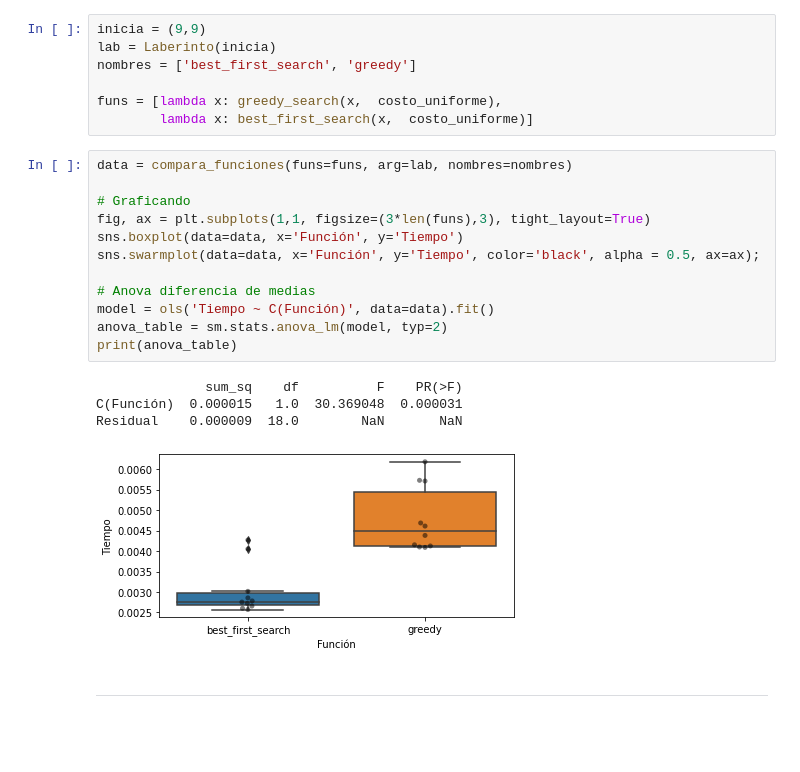
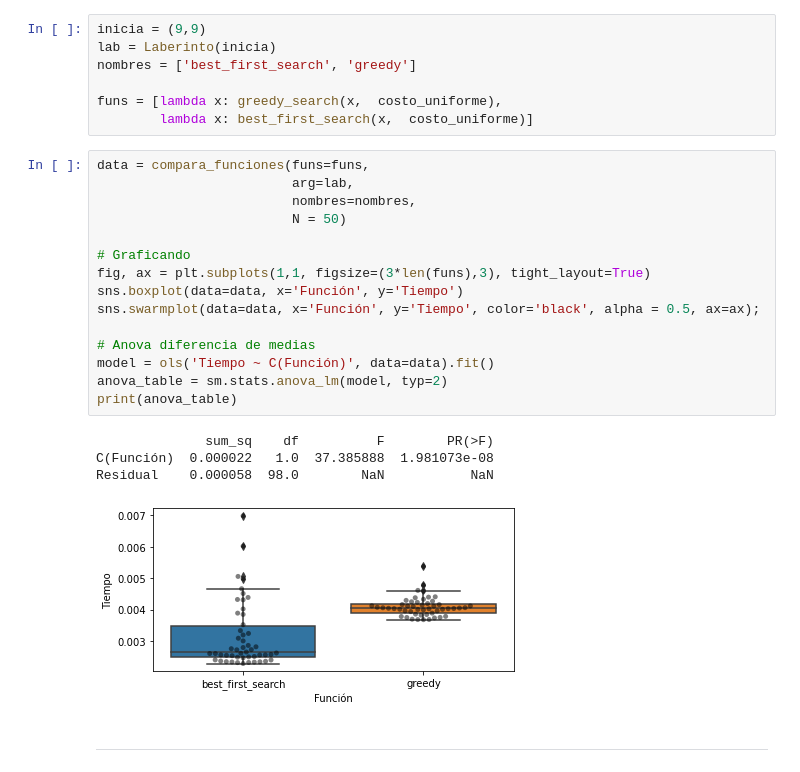
Before and after one commit to DaveAlsina/6toSemestre, a Jupyter notebook: ia/taller/notebook4/nb4.ipynb, the cells around one changed output. Cells and saved outputs as stored; diff of their text form; blank space fills up the shorter version.

```diff
--- a/ia/taller/notebook4/nb4.ipynb
+++ b/ia/taller/notebook4/nb4.ipynb
@@ -295,22 +295,25 @@ nombres = ['best_first_search', 'greedy']
 funs = [lambda x: greedy_search(x,  costo_uniforme),
         lambda x: best_first_search(x,  costo_uniforme)]
 # %%
-data = compara_funciones(funs=funs, arg=lab, nombres=nombres)
+data = compara_funciones(funs=funs,
+                         arg=lab,
+                         nombres=nombres,
+                         N = 50)
 
 # Graficando
 fig, ax = plt.subplots(1,1, figsize=(3*len(funs),3), tight_layout=True)
 sns.boxplot(data=data, x='Función', y='Tiempo')
 sns.swarmplot(data=data, x='Función', y='Tiempo', color='black', alpha = 0.5, ax=ax);
 
 # Anova diferencia de medias
 model = ols('Tiempo ~ C(Función)', data=data).fit()
 anova_table = sm.stats.anova_lm(model, typ=2)
 print(anova_table)
 # %% [output]
-              sum_sq    df          F    PR(>F)
-C(Función)  0.000015   1.0  30.369048  0.000031
-Residual    0.000009  18.0        NaN       NaN
+              sum_sq    df          F        PR(>F)
+C(Función)  0.000022   1.0  37.385888  1.981073e-08
+Residual    0.000058  98.0        NaN           NaN
-[figure, old version]
+[figure, new version]
 # %% [markdown]
 ---
 # %% [markdown]
```
Also changed, not shown: parts of 7 cells of this notebook.
